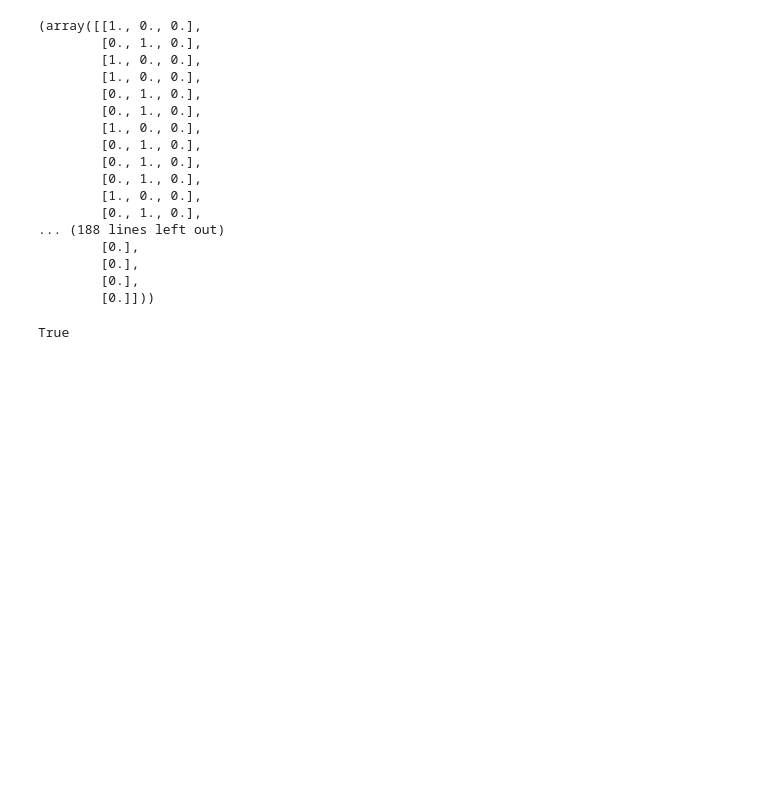
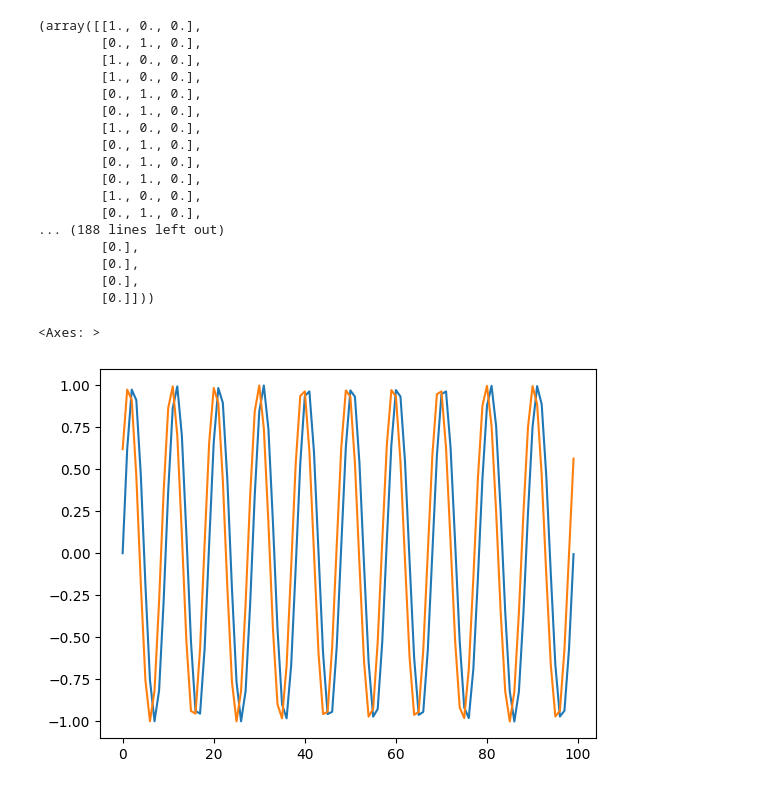
Before and after one commit to Naowak/STREAM-benchmark, a Jupyter notebook: test.ipynb, the cells around one changed output. Drawn from its saved outputs; the diff is of its cells as text; code cells hidden in the pictures; blank space fills up the shorter version.

Commit message:
a lot of tasks as been designed

```diff
--- a/test.ipynb
+++ b/test.ipynb
@@ -217,7 +217,14 @@ X, Y
         [0.],
         [0.],
         [0.]]))
-# %%
-np.random.random() < 0.5
-# %% [output]
-True
+# %%
+import tasks
+
+X, Y = tasks.generate_sin_forecasting(100)
+
+import seaborn as sns
+sns.lineplot(data=X[:, 0])
+sns.lineplot(data=Y[:, 0])
+# %% [output]
+<Axes: >
+[figure, added]
```
Also changed, not shown: parts of 1 cell of this notebook, 1 other file.
